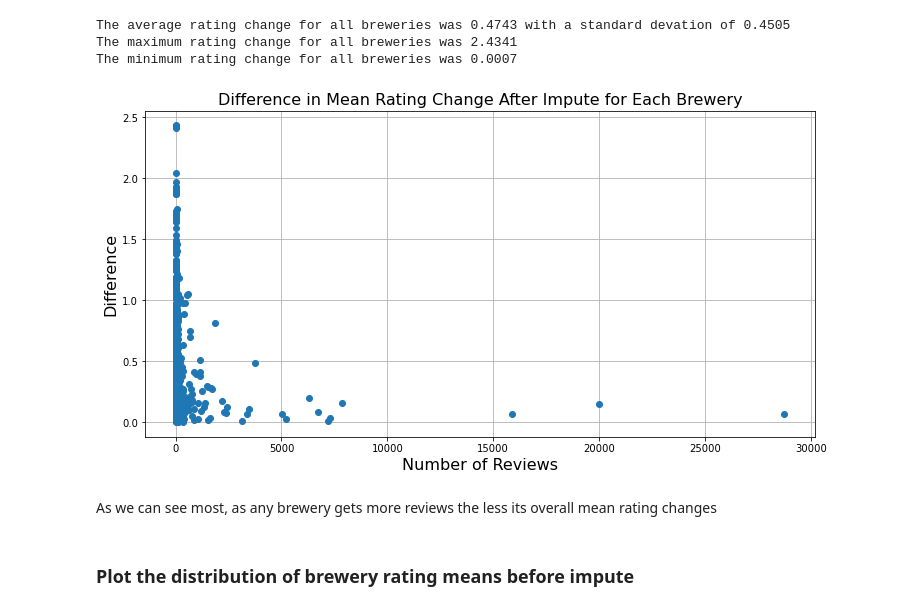
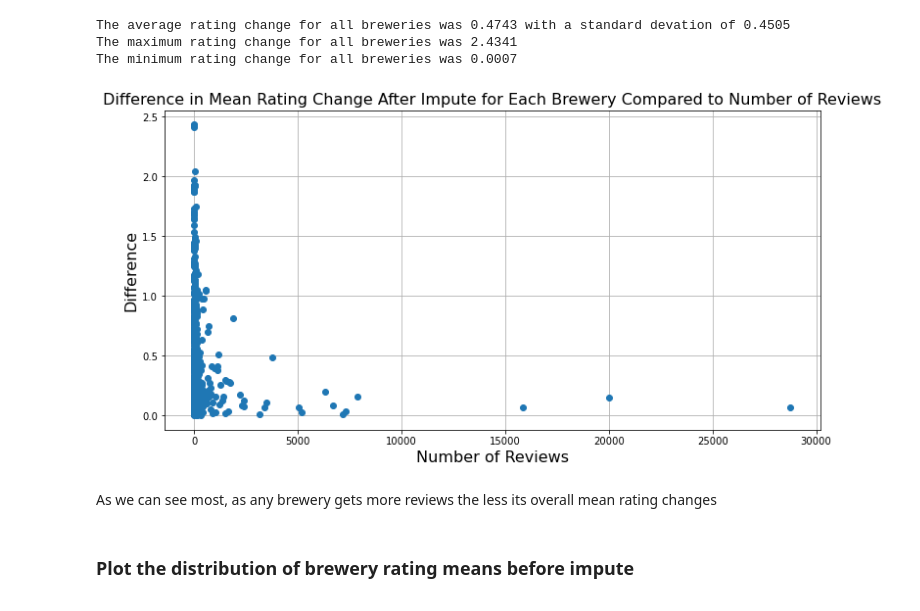
Before and after one commit to wfulton98/Final-Project, a Jupyter notebook: Beer Recommender System.ipynb, the cells around one changed output. Drawn from its saved outputs; the diff is of its cells as text; code cells hidden in the pictures.

```diff
--- a/Beer Recommender System.ipynb
+++ b/Beer Recommender System.ipynb
@@ -455,14 +455,14 @@ for brewery in df_brewery_mean.index:
 # %%
 plt.figure(figsize=(12,6))
 plt.scatter(x, y, zorder=2)
-plt.title("Difference in Mean Rating Change After Impute for Each Brewery", fontsize=16)
+plt.title("Difference in Mean Rating Change After Impute for Each Brewery Compared to Number of Reviews", fontsize=16)
 plt.ylabel("Difference", fontsize=16)
 plt.xlabel("Number of Reviews", fontsize=16)
 plt.grid(zorder=0)
 # %% [output]
-[figure, old version]
+[figure, new version]
 # %% [markdown]
-As we can see most, as any brewery gets more reviews the less its overall mean rating changes
+ As we can see most, as any brewery gets more reviews the less its overall mean rating changes
 # %% [markdown]
 ### Plot the distribution of brewery rating means before impute
 # %%
```
Also changed, not shown: parts of 3 cells of this notebook.
